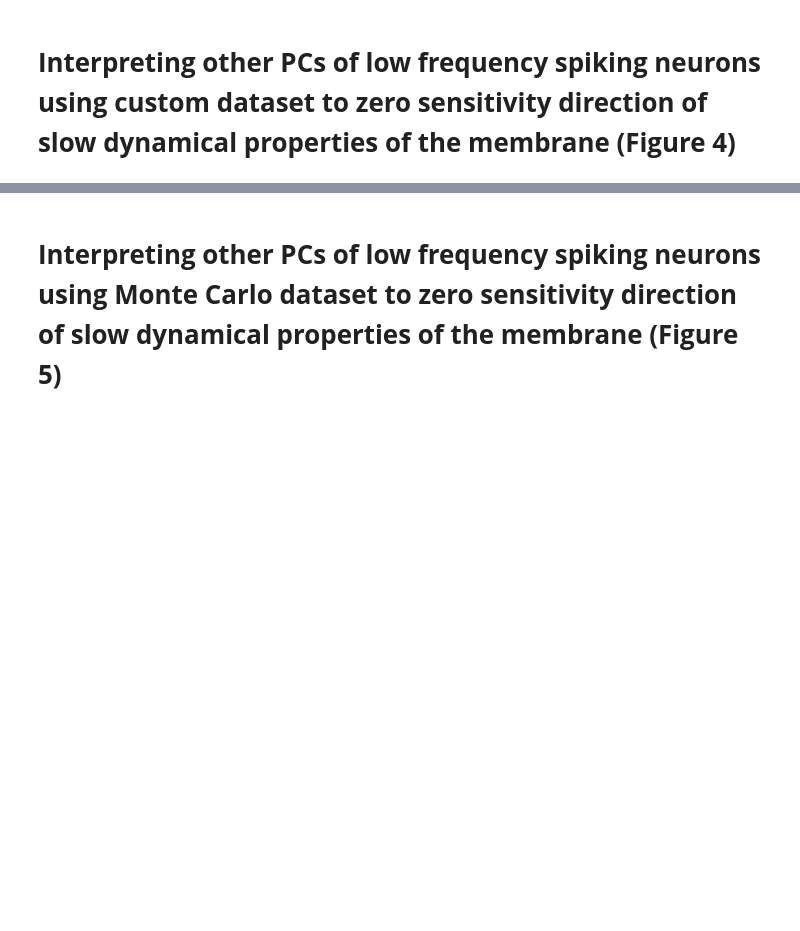
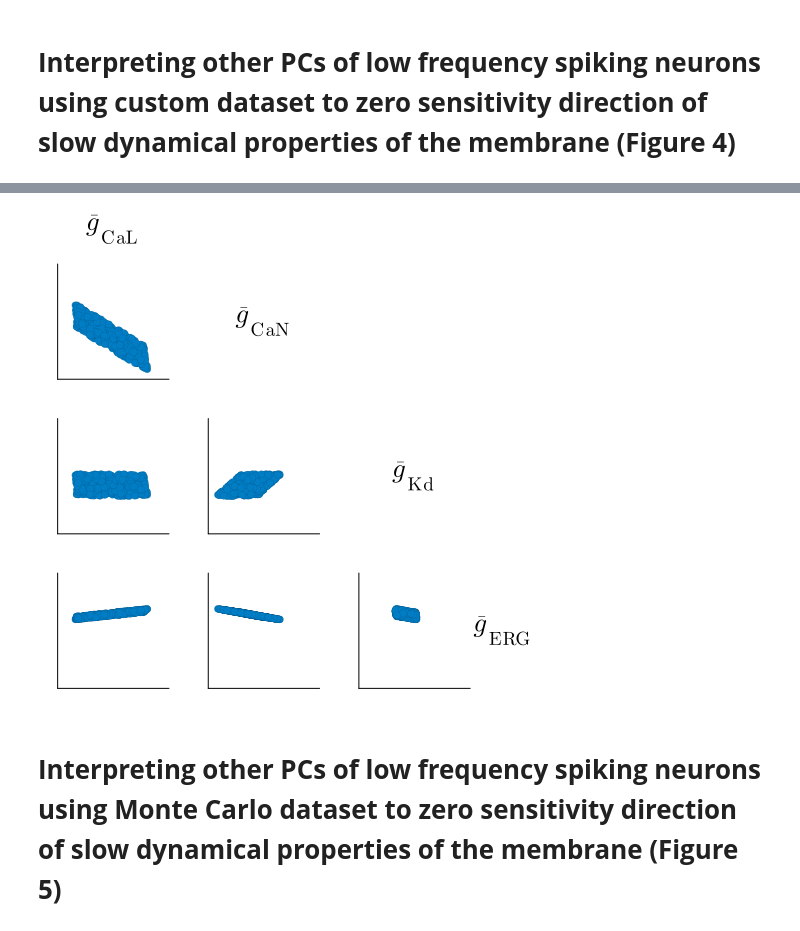
Before and after one commit to arthur-fyon/CORR_2022, a Jupyter notebook: DA/FYON_2022_DA_plots.ipynb, the cells around one changed output, grey strips where cells are left out. Saved outputs shown, nothing was run; the diff lists cells and outputs as text; code cells hidden in the pictures; blank space fills up the shorter version.

```diff
--- a/DA/FYON_2022_DA_plots.ipynb
+++ b/DA/FYON_2022_DA_plots.ipynb
@@ -307,3 +366,32 @@ display(p4b)
+# %%
+# Initializing some variables
+Rin_spiking = zeros(500)
+V_Rin = -55.5
+
+# Looping over all points to compute input resistance at threshold voltage
+for i = 1 : 500
+    Rin_spiking[i] = (g_all_spiking[i, 1]*m_inf(V_Rin)^3*h_inf(V_Rin) +
+                           g_all_spiking[i, 2]*n_inf(V_Rin)^3 +
+                           g_all_spiking[i, 3]*mCaL_inf(V_Rin)^2 +
+                           g_all_spiking[i, 4]*mCaN_inf(V_Rin) +
+                           g_all_spiking[i, 5]*o_inf(V_Rin) +
+                           g_all_spiking[i, 6]*NMDA_inf(V_Rin) +
+                           g_all_spiking[i, 7])^(-1)
+end
+
+g_all_spiking_wout_NMDA_normalized = deepcopy(g_all_spiking_wout_NMDA)
+for i = 1 : 500
+    g_all_spiking_wout_NMDA_normalized[i, :] = g_all_spiking_wout_NMDA_normalized[i, :] .* Rin_spiking[i]
+    #g_all_spiking_wout_NMDA_normalized[i, :] = g_all_spiking_wout_NMDA_normalized[i, :] ./ g_all_spiking_wout_NMDA[i, end]
+end
+# %%
+p4c = scatter_matrix3x3(g_all_spiking_wout_NMDA_normalized[:, best_four], maxs[best_four]*20,
+                        myCompleteBlue, :none,
+                        names[best_four], flag=3)
+display(p4c)
+# savefig(p4b, "./figures/DA_spiking_norm_matrix3x3_PC12.pdf")
+# %% [output]
+[figure, added]
 # %% [markdown]
 # **Interpreting other PCs of low frequency spiking neurons using Monte Carlo dataset to zero sensitivity direction of slow dynamical properties of the membrane (Figure 5)**
 # %%
```
Also changed, not shown: parts of 24 cells of this notebook, 1 other file.
